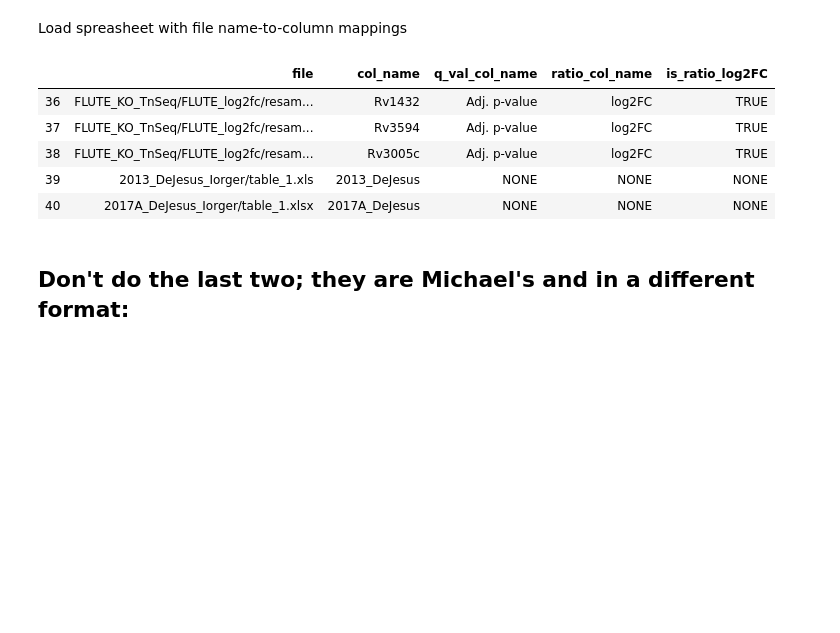
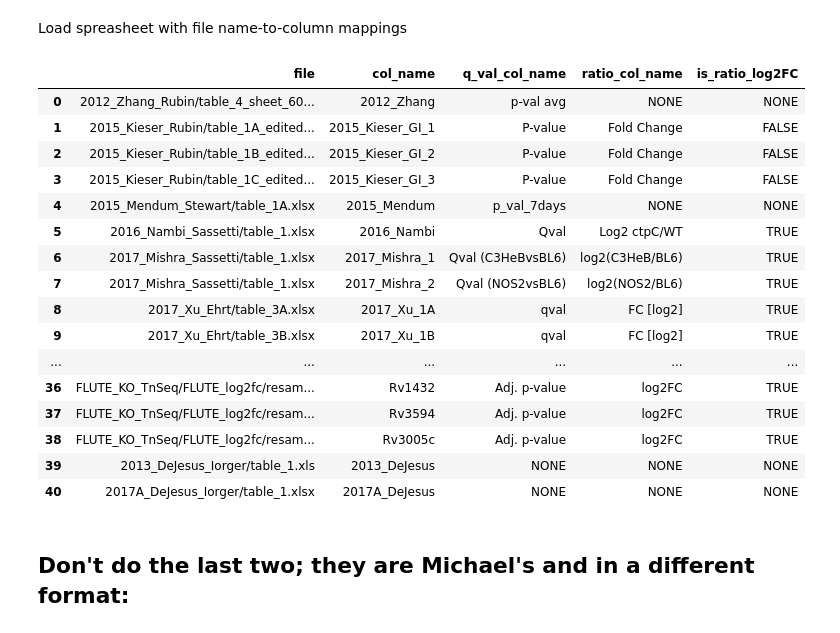
Before and after one commit to ajinich/mtb_tn_db, a Jupyter notebook: code/data_wrangling/data_wrangling_qvals_log2FC.ipynb, the cells around one changed output. Drawn from its saved outputs; the diff is of its cells as text; code cells hidden in the pictures; blank space fills up the shorter version.

```diff
--- a/code/data_wrangling/data_wrangling_qvals_log2FC.ipynb
+++ b/code/data_wrangling/data_wrangling_qvals_log2FC.ipynb
@@ -146,9 +146,20 @@ Load spreasheet with file name-to-column mappings
 # %%
 col_name_file = os.path.join( data_path, 'SI_datasets/files_and_columns_set2.csv')
 df_col_info_set2 = pd.read_csv(col_name_file)
-df_col_info_set2.tail(5)
+df_col_info_set2
 # %% [output]
 |  | file | col_name | q_val_col_name | ratio_col_name | is_ratio_log2FC |
+| 0 | 2012_Zhang_Rubin/table_4_sheet_60... | 2012_Zhang | p-val avg | NONE | NONE |
+| 1 | 2015_Kieser_Rubin/table_1A_edited... | 2015_Kieser_GI_1 | P-value | Fold Change | FALSE |
+| 2 | 2015_Kieser_Rubin/table_1B_edited... | 2015_Kieser_GI_2 | P-value | Fold Change | FALSE |
+| 3 | 2015_Kieser_Rubin/table_1C_edited... | 2015_Kieser_GI_3 | P-value | Fold Change | FALSE |
+| 4 | 2015_Mendum_Stewart/table_1A.xlsx | 2015_Mendum | p_val_7days | NONE | NONE |
+| 5 | 2016_Nambi_Sassetti/table_1.xlsx | 2016_Nambi | Qval | Log2 ctpC/WT | TRUE |
+| 6 | 2017_Mishra_Sassetti/table_1.xlsx | 2017_Mishra_1 | Qval (C3HeBvsBL6) | log2(C3HeB/BL6) | TRUE |
+| 7 | 2017_Mishra_Sassetti/table_1.xlsx | 2017_Mishra_2 | Qval (NOS2vsBL6) | log2(NOS2/BL6) | TRUE |
+| 8 | 2017_Xu_Ehrt/table_3A.xlsx | 2017_Xu_1A | qval | FC [log2] | TRUE |
+| 9 | 2017_Xu_Ehrt/table_3B.xlsx | 2017_Xu_1B | qval | FC [log2] | TRUE |
+| ... | ... | ... | ... | ... | ... |
 | 36 | FLUTE_KO_TnSeq/FLUTE_log2fc/resam... | Rv1432 | Adj. p-value | log2FC | TRUE |
 | 37 | FLUTE_KO_TnSeq/FLUTE_log2fc/resam... | Rv3594 | Adj. p-value | log2FC | TRUE |
 | 38 | FLUTE_KO_TnSeq/FLUTE_log2fc/resam... | Rv3005c | Adj. p-value | log2FC | TRUE |
```
Also changed, not shown: 6 other files.
